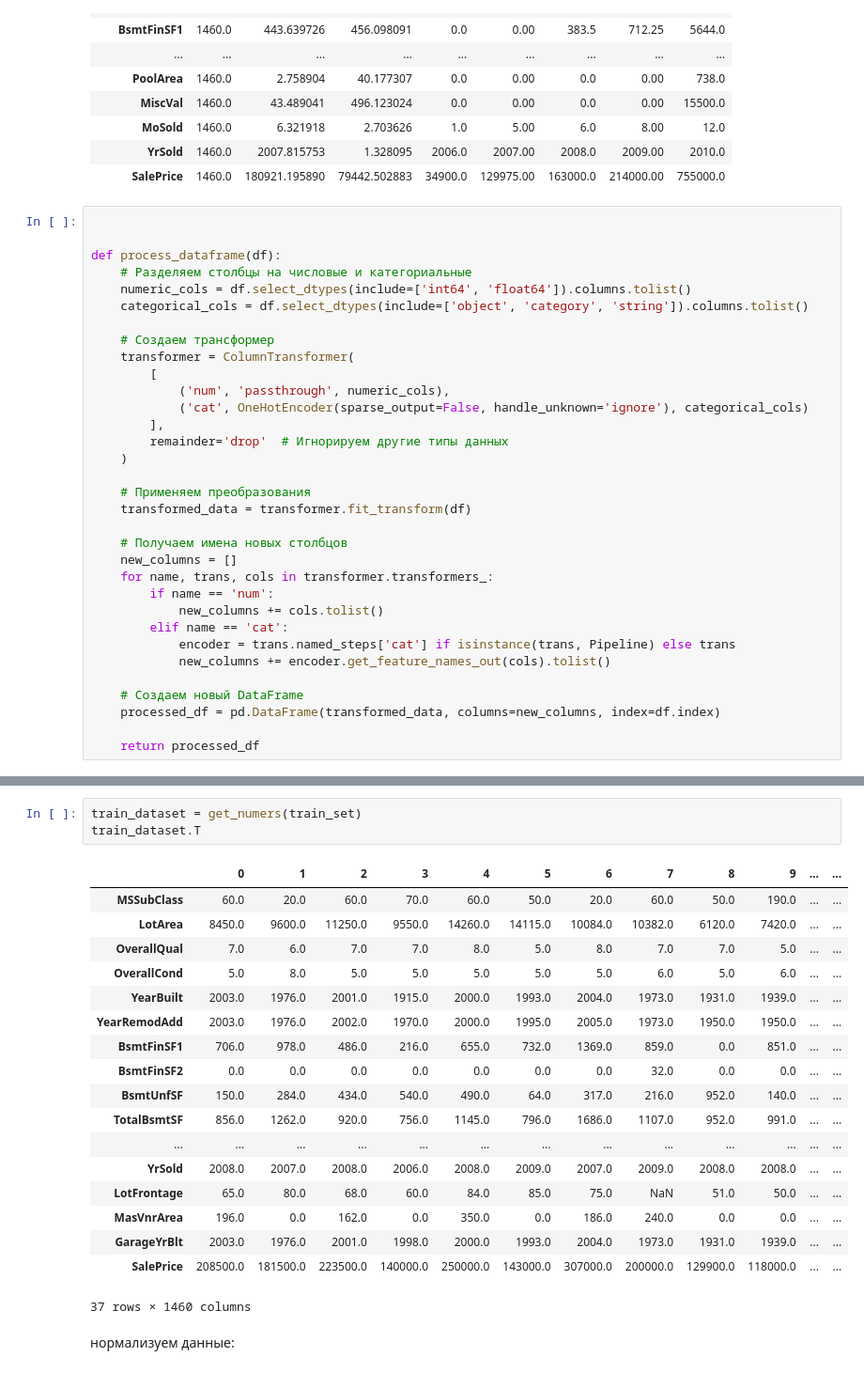
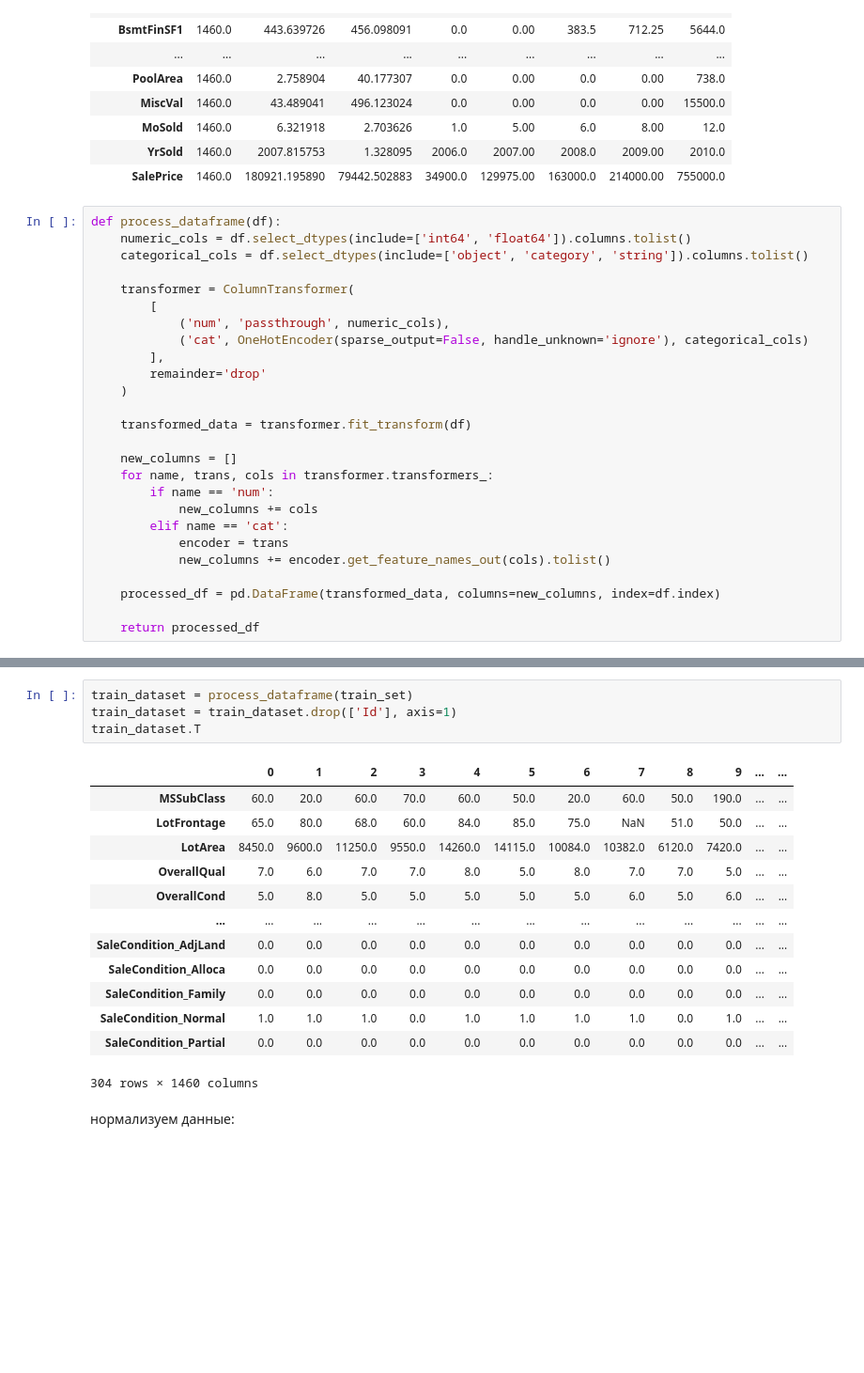
Before and after one commit to Filip-GG/House-Prices---Advanced-Regression-Techniques, a Jupyter notebook: main.ipynb, the cells around one changed output, grey strips where cells are left out. Shown at 94% size. Drawn from its saved outputs; the diff is of its cells as text; blank space fills up the shorter version.

```diff
--- a/main.ipynb
+++ b/main.ipynb
@@ -73,35 +73,28 @@ train_set.describe().T
 | YrSold | 1460.0 | 2007.815753 | 1.328095 | 2006.0 | 2007.00 | 2008.0 | 2009.00 | 2010.0 |
 | SalePrice | 1460.0 | 180921.195890 | 79442.502883 | 34900.0 | 129975.00 | 163000.0 | 214000.00 | 755000.0 |
 # %%
-
-
 def process_dataframe(df):
-    # Разделяем столбцы на числовые и категориальные
     numeric_cols = df.select_dtypes(include=['int64', 'float64']).columns.tolist()
     categorical_cols = df.select_dtypes(include=['object', 'category', 'string']).columns.tolist()
 
-    # Создаем трансформер
     transformer = ColumnTransformer(
         [
             ('num', 'passthrough', numeric_cols),
             ('cat', OneHotEncoder(sparse_output=False, handle_unknown='ignore'), categorical_cols)
         ],
-        remainder='drop'  # Игнорируем другие типы данных
+        remainder='drop'
     )
 
-    # Применяем преобразования
     transformed_data = transformer.fit_transform(df)
 
-    # Получаем имена новых столбцов
     new_columns = []
     for name, trans, cols in transformer.transformers_:
         if name == 'num':
-            new_columns += cols.tolist()
+            new_columns += cols
         elif name == 'cat':
-            encoder = trans.named_steps['cat'] if isinstance(trans, Pipeline) else trans
+            encoder = trans
             new_columns += encoder.get_feature_names_out(cols).tolist()
 
-    # Создаем новый DataFrame
     processed_df = pd.DataFrame(transformed_data, columns=new_columns, index=df.index)
 
     return processed_df
@@ -118,25 +101,21 @@ def get_numers(data, sale = True):
 # %%
-train_dataset = get_numers(train_set)
+train_dataset = process_dataframe(train_set)
+train_dataset = train_dataset.drop(['Id'], axis=1)
 train_dataset.T
 # %% [output]
 |  | 0 | 1 | 2 | 3 | 4 | 5 | 6 | 7 | 8 | 9 | ... | ... |
 | MSSubClass | 60.0 | 20.0 | 60.0 | 70.0 | 60.0 | 50.0 | 20.0 | 60.0 | 50.0 | 190.0 | ... | ... |
+| LotFrontage | 65.0 | 80.0 | 68.0 | 60.0 | 84.0 | 85.0 | 75.0 | NaN | 51.0 | 50.0 | ... | ... |
 | LotArea | 8450.0 | 9600.0 | 11250.0 | 9550.0 | 14260.0 | 14115.0 | 10084.0 | 10382.0 | 6120.0 | 7420.0 | ... | ... |
 | OverallQual | 7.0 | 6.0 | 7.0 | 7.0 | 8.0 | 5.0 | 8.0 | 7.0 | 7.0 | 5.0 | ... | ... |
 | OverallCond | 5.0 | 8.0 | 5.0 | 5.0 | 5.0 | 5.0 | 5.0 | 6.0 | 5.0 | 6.0 | ... | ... |
-| YearBuilt | 2003.0 | 1976.0 | 2001.0 | 1915.0 | 2000.0 | 1993.0 | 2004.0 | 1973.0 | 1931.0 | 1939.0 | ... | ... |
-| YearRemodAdd | 2003.0 | 1976.0 | 2002.0 | 1970.0 | 2000.0 | 1995.0 | 2005.0 | 1973.0 | 1950.0 | 1950.0 | ... | ... |
-| BsmtFinSF1 | 706.0 | 978.0 | 486.0 | 216.0 | 655.0 | 732.0 | 1369.0 | 859.0 | 0.0 | 851.0 | ... | ... |
-| BsmtFinSF2 | 0.0 | 0.0 | 0.0 | 0.0 | 0.0 | 0.0 | 0.0 | 32.0 | 0.0 | 0.0 | ... | ... |
-| BsmtUnfSF | 150.0 | 284.0 | 434.0 | 540.0 | 490.0 | 64.0 | 317.0 | 216.0 | 952.0 | 140.0 | ... | ... |
-| TotalBsmtSF | 856.0 | 1262.0 | 920.0 | 756.0 | 1145.0 | 796.0 | 1686.0 | 1107.0 | 952.0 | 991.0 | ... | ... |
 | ... | ... | ... | ... | ... | ... | ... | ... | ... | ... | ... | ... | ... |
-| YrSold | 2008.0 | 2007.0 | 2008.0 | 2006.0 | 2008.0 | 2009.0 | 2007.0 | 2009.0 | 2008.0 | 2008.0 | ... | ... |
-| LotFrontage | 65.0 | 80.0 | 68.0 | 60.0 | 84.0 | 85.0 | 75.0 | NaN | 51.0 | 50.0 | ... | ... |
-| MasVnrArea | 196.0 | 0.0 | 162.0 | 0.0 | 350.0 | 0.0 | 186.0 | 240.0 | 0.0 | 0.0 | ... | ... |
-| GarageYrBlt | 2003.0 | 1976.0 | 2001.0 | 1998.0 | 2000.0 | 1993.0 | 2004.0 | 1973.0 | 1931.0 | 1939.0 | ... | ... |
-| SalePrice | 208500.0 | 181500.0 | 223500.0 | 140000.0 | 250000.0 | 143000.0 | 307000.0 | 200000.0 | 129900.0 | 118000.0 | ... | ... |
+| SaleCondition_AdjLand | 0.0 | 0.0 | 0.0 | 0.0 | 0.0 | 0.0 | 0.0 | 0.0 | 0.0 | 0.0 | ... | ... |
+| SaleCondition_Alloca | 0.0 | 0.0 | 0.0 | 0.0 | 0.0 | 0.0 | 0.0 | 0.0 | 0.0 | 0.0 | ... | ... |
+| SaleCondition_Family | 0.0 | 0.0 | 0.0 | 0.0 | 0.0 | 0.0 | 0.0 | 0.0 | 0.0 | 0.0 | ... | ... |
+| SaleCondition_Normal | 1.0 | 1.0 | 1.0 | 0.0 | 1.0 | 1.0 | 1.0 | 1.0 | 0.0 | 1.0 | ... | ... |
+| SaleCondition_Partial | 0.0 | 0.0 | 0.0 | 0.0 | 0.0 | 0.0 | 0.0 | 0.0 | 0.0 | 0.0 | ... | ... |
-37 rows × 1460 columns
+304 rows × 1460 columns
 # %% [markdown]
 нормализуем данные:
 # %%
```
Also changed, not shown: parts of 11 cells of this notebook.
